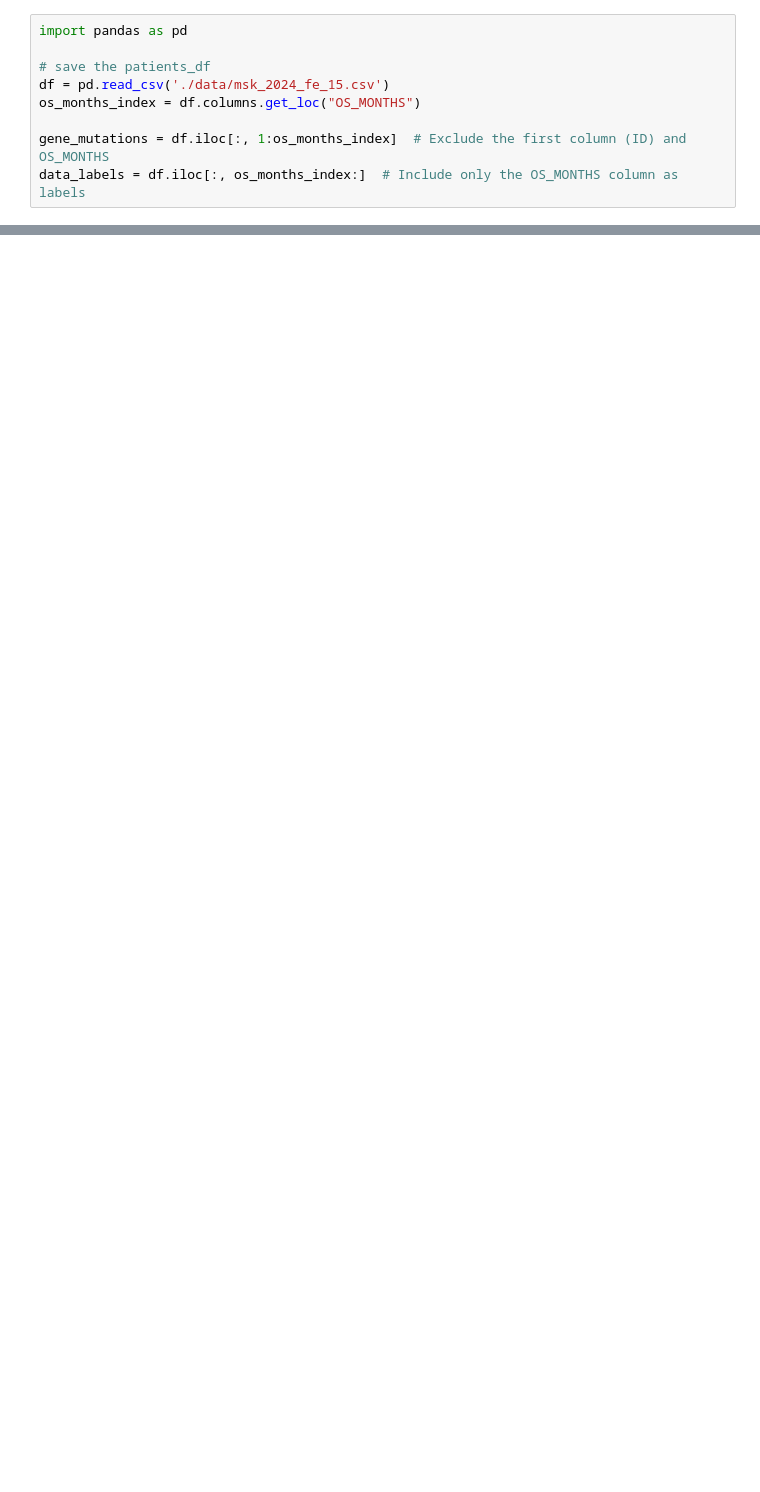
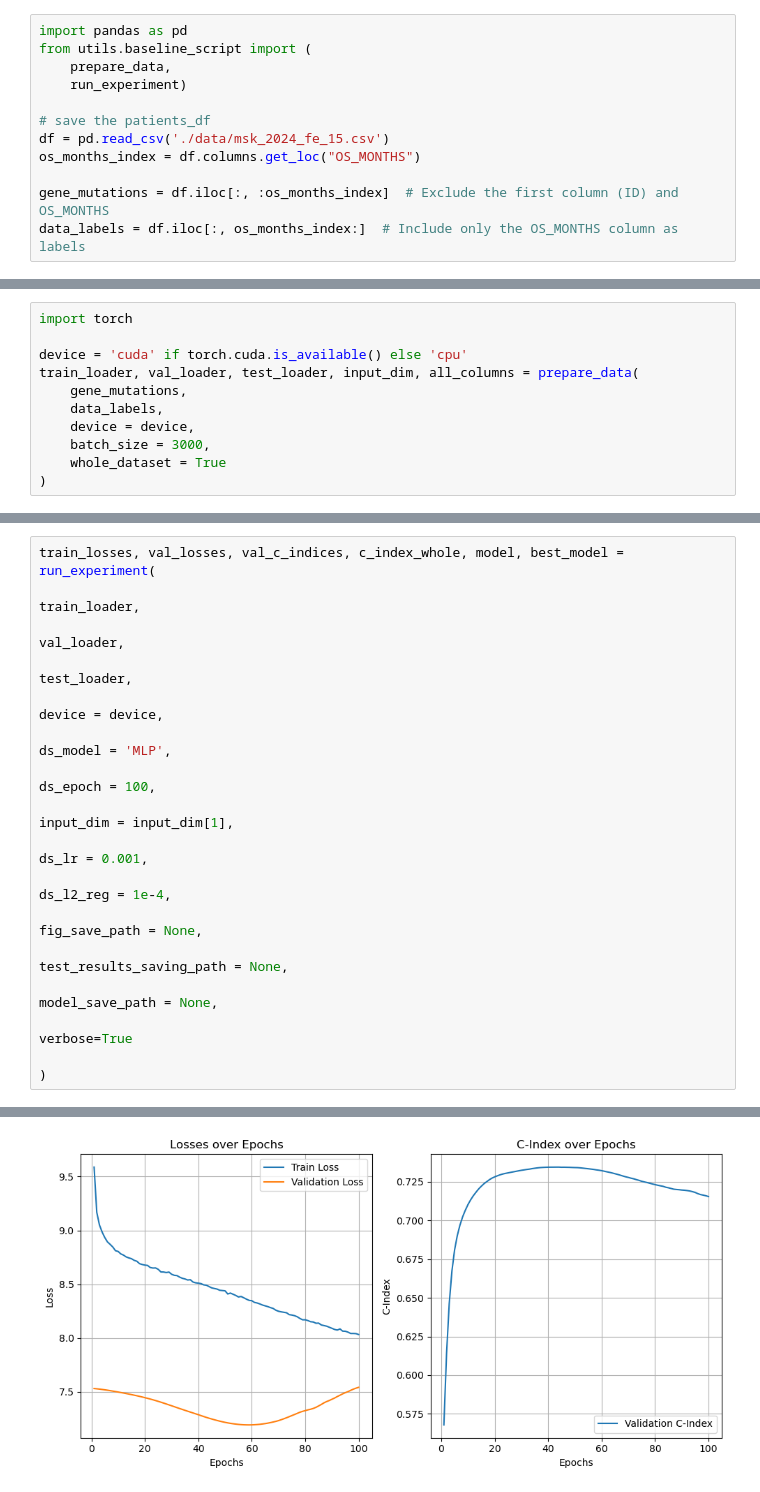
Before and after one commit to Lyce24/DLG_Final_Project, a Jupyter notebook: baseline.ipynb, the cells around one changed output, grey strips where cells are left out. Cells and saved outputs as stored; diff of their text form; blank space fills up the shorter version.

Commit message:
create baseline pipeline and script

```diff
--- a/baseline.ipynb
+++ b/baseline.ipynb
@@ -1,9 +1,12 @@
 # %%
 import pandas as pd
+from utils.baseline_script import (
+    prepare_data,
+    run_experiment)
 
 # save the patients_df
 df = pd.read_csv('./data/msk_2024_fe_15.csv')
 os_months_index = df.columns.get_loc("OS_MONTHS")
 
-gene_mutations = df.iloc[:, 1:os_months_index]  # Exclude the first column (ID) and OS_MONTHS
+gene_mutations = df.iloc[:, :os_months_index]  # Exclude the first column (ID) and OS_MONTHS
 data_labels = df.iloc[:, os_months_index:]  # Include only the OS_MONTHS column as labels
@@ -675,0 +20,11 @@ Log-rank test p-value: 1.8671188226815513e-122
+# %%
+import torch
+
+device = 'cuda' if torch.cuda.is_available() else 'cpu'
+train_loader, val_loader, test_loader, input_dim, all_columns = prepare_data(
+    gene_mutations,
+    data_labels,
+    device = device,
+    batch_size = 3000,
+    whole_dataset = True
+)
@@ -675,0 +33,17 @@ Log-rank test p-value: 1.8671188226815513e-122
+# %%
+train_losses, val_losses, val_c_indices, c_index_whole, model, best_model = run_experiment(
+                                                                                            train_loader,
+                                                                                            val_loader,
+                                                                                            test_loader,
+                                                                                            device = device,
+                                                                                            ds_model = 'MLP',
+                                                                                            ds_epoch = 100,
+                                                                                            input_dim = input_dim[1],
+                                                                                            ds_lr = 0.001,
+                                                                                            ds_l2_reg = 1e-4,
+                                                                                            fig_save_path = None,
+                                                                                            test_results_saving_path = None,
+                                                                                            model_save_path = None,
+                                                                                            verbose=True
+                                                                                        )
+# %% [output]
@@ -675,0 +67 @@ Log-rank test p-value: 1.8671188226815513e-122
+[figure, added]
```
Also changed, not shown: parts of 17 cells of this notebook, 7 other files.
